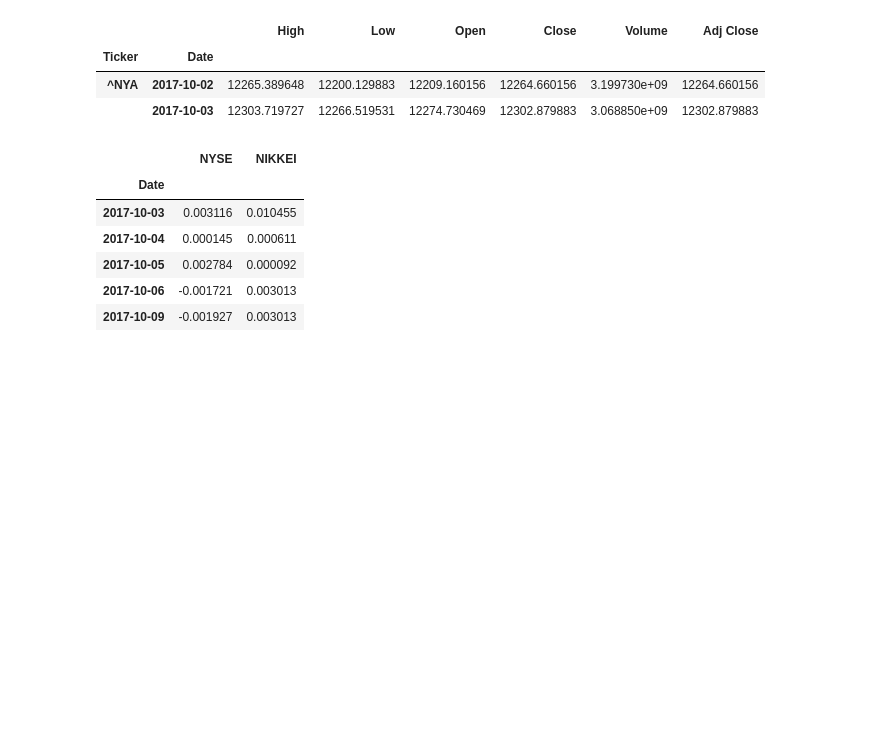
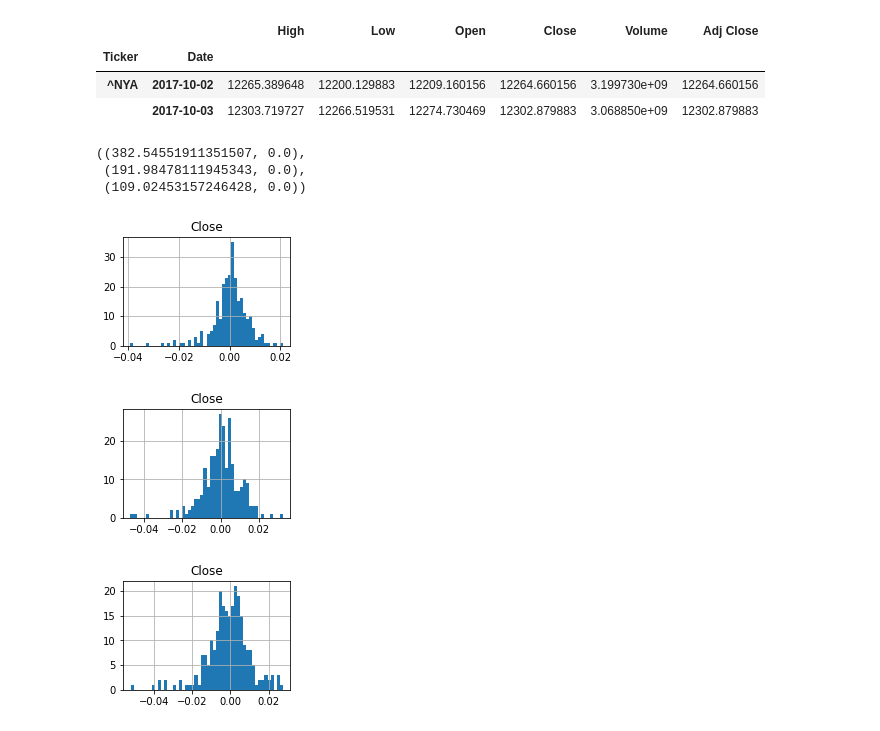
Before and after one commit to nick1itos/algothon2018, a Jupyter notebook: LICENSE.md/Mkt_Index.ipynb, the cells around one changed output. Cells and saved outputs as stored; diff of their text form; code cells hidden in the pictures; blank space fills up the shorter version.

```diff
--- a/LICENSE.md/Mkt_Index.ipynb
+++ b/LICENSE.md/Mkt_Index.ipynb
@@ -10,7 +14,8 @@ def get(tickers, startdate, enddate):
     datas = map (data, tickers)
     return(pd.concat(datas, keys = tickers, names = ['Ticker', 'Date']))
 # %%
-tickers = ['^NYA', '^N225']
+# call the function
+tickers = ['^NYA', '^N225', '000001.SS']
 mkt_index = get(tickers, datetime.datetime(2017, 10, 1), datetime.datetime(2018, 10, 20))
 # %%
 mkt_index.head(2)
@@ -20,10 +25,20 @@ mkt_index.head(2)
 | ^NYA | 2017-10-02 | 12265.389648 | 12200.129883 | 12209.160156 | 12264.660156 | 3.199730e+09 | 12264.660156 |
 |  | 2017-10-03 | 12303.719727 | 12266.519531 | 12274.730469 | 12302.879883 | 3.068850e+09 | 12302.879883 |
 # %%
+# calculate daily pct change of returns
 mkt_index_close = mkt_index[['Close']]
 mkt_index_returns = mkt_index_close / mkt_index_close.shift(1) - 1
+
+# seperate indices returns
 nyse_returns = mkt_index_returns.iloc[mkt_index_returns.index.get_level_values('Ticker') == '^NYA']
 nyse_returns.index = nyse_returns.index.droplevel('Ticker')
+# drop the first NA row
+nyse_returns = nyse_returns.iloc[1:]
+
 nikkei_returns = mkt_index_returns.iloc[mkt_index_returns.index.get_level_values('Ticker') == '^N225']
 nikkei_returns.index = nikkei_returns.index.droplevel('Ticker')
+nikkei_returns = nikkei_returns.iloc[1:]
+shcomp_returns = mkt_index_returns.iloc[mkt_index_returns.index.get_level_values('Ticker') == '000001.SS']
+shcomp_returns.index = shcomp_returns.index.droplevel('Ticker')
+shcomp_returns = shcomp_returns.iloc[1:]
 # %%
@@ -34,10 +51,16 @@ return_data = return_data.fillna(method = 'ffill')
-# %%
-return_data.head()
-# %% [output]
-|  | NYSE | NIKKEI |
-| Date |  |  |
-| 2017-10-03 | 0.003116 | 0.010455 |
-| 2017-10-04 | 0.000145 | 0.000611 |
-| 2017-10-05 | 0.002784 | 0.000092 |
-| 2017-10-06 | -0.001721 | 0.003013 |
-| 2017-10-09 | -0.001927 | 0.003013 |
+# %%
+# JB-test testing if returns follow normal distribution
+stats.jarque_bera(nyse_returns), stats.jarque_bera(nikkei_returns), stats.jarque_bera(shcomp_returns)
+# %% [output]
+((382.54551911351507, 0.0),
+ (191.98478111945343, 0.0),
+ (109.02453157246428, 0.0))
+# %%
+nyse_returns.hist(bins = 50, figsize = (3, 2))
+nikkei_returns.hist(bins = 50, figsize = (3, 2))
+shcomp_returns.hist(bins = 50, figsize = (3, 2))
+plt.show()
+# %% [output]
+[figure, added]
+[figure, added]
+[figure, added]
```
Also changed, not shown: parts of 9 cells of this notebook.
